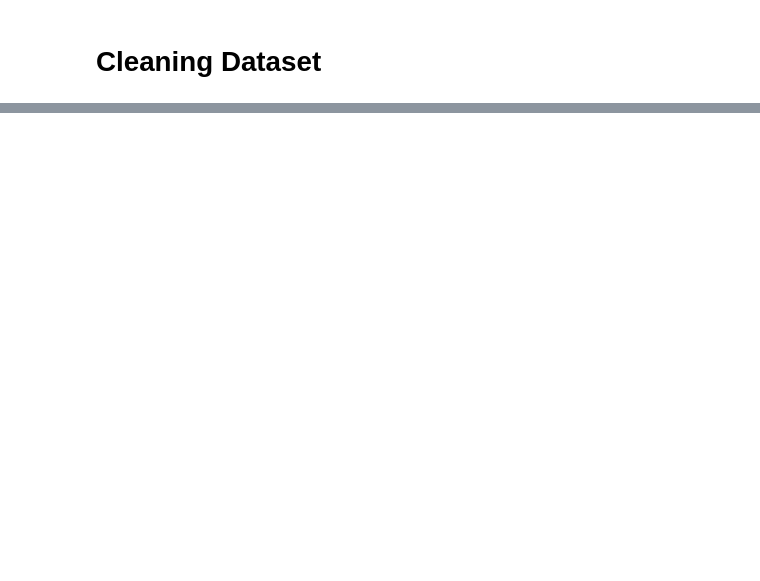
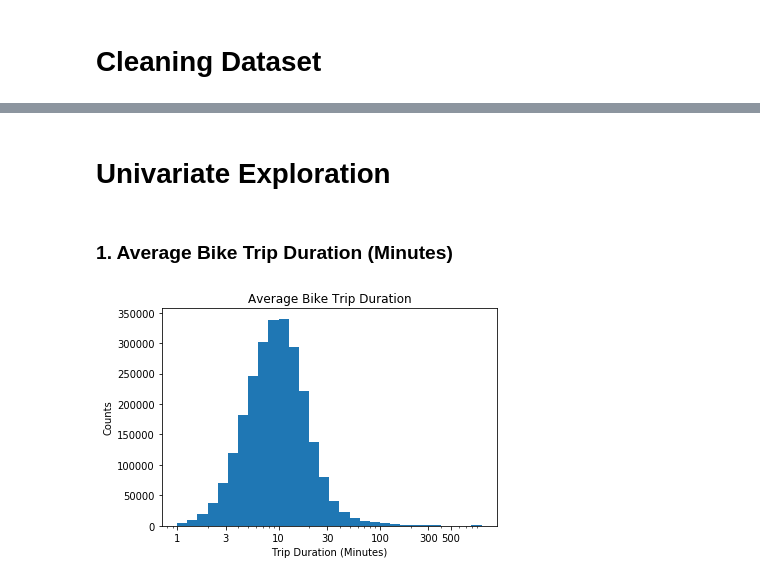
Before and after one commit to khatirinejad/Udacity-Data-Visualization, a Jupyter notebook: Udacity_Data_Visualization.ipynb, the cells around one changed output, grey strips where cells are left out. Saved outputs shown, nothing was run; the diff lists cells and outputs as text; code cells hidden in the pictures; blank space fills up the shorter version.

```diff
--- a/Udacity_Data_Visualization.ipynb
+++ b/Udacity_Data_Visualization.ipynb
@@ -154,0 +172,8 @@ bike_data.head()
+# %%
+bike_data['start_station_id']= bike_data['start_station_id'].astype('str')
+bike_data['end_station_id']= bike_data['end_station_id'].astype('str')
+bike_data['bike_id']= bike_data['bike_id'].astype('str')
+
+bike_data['start_time']= bike_data['start_time'].astype('datetime64[ns]')
+bike_data['end_time']= bike_data['end_time'].astype('datetime64[ns]')
+#df_bike_clean['duration_sec']= df_bike_clean['duration_sec'].astype('datetime64[ns]')
@@ -154,0 +203,6 @@ bike_data.head()
+# %%
+# extract three columns for future data exploration and analysis from the start_time column
+bike_data['month'] = pd.DatetimeIndex(bike_data['start_time']).month
+#bike_data['trip_month'] = bike_data.start_time.dt.strftime('%b')
+#bike_data['trip_day'] = bike_data.start_time.dt.strftime('%a')
+#bike_data['trip_hour'] = bike_data.start_time.dt.strftime('%H')
@@ -155,2 +231,4 @@ bike_data.head()
+# %%
+bike_data.drop(['start_station_id','end_station_id','start_station_latitude','start_station_longitude', 'end_station_latitude', 'end_station_longitude'], axis=1, inplace=True)
 # %%
 #We make a copy of the dataset to keep the original list unchanged when the new list is modified
@@ -158,0 +265,19 @@ df_bike_clean = bike_data.copy()
+# %% [markdown]
+# Univariate Exploration
+# %% [markdown]
+### 1. Average Bike Trip Duration (Minutes)
+# %%
+#The seconds should be changed to minutes as the graph is too difficult to understand.
+df_bike_clean['duration_min'] = df_bike_clean['duration_sec'] / 60
+# %%
+ticks =  [ 1 , 3, 10, 30, 100, 300, 500]
+labels = ['{}'.format(v) for v in ticks]
+bins = 10**np.arange(0 , 3 + 0.1 , 0.1)
+plt.hist(data = df_bike_clean, x = 'duration_min' , bins = bins);
+plt.xscale('log');
+plt.xticks(ticks,labels);
+plt.xlabel('Trip Duration (Minutes)');
+plt.title('Average Bike Trip Duration');
+plt.ylabel('Counts');
+# %% [output]
+[figure, added]
```
Also changed, not shown: parts of 41 cells of this notebook.
